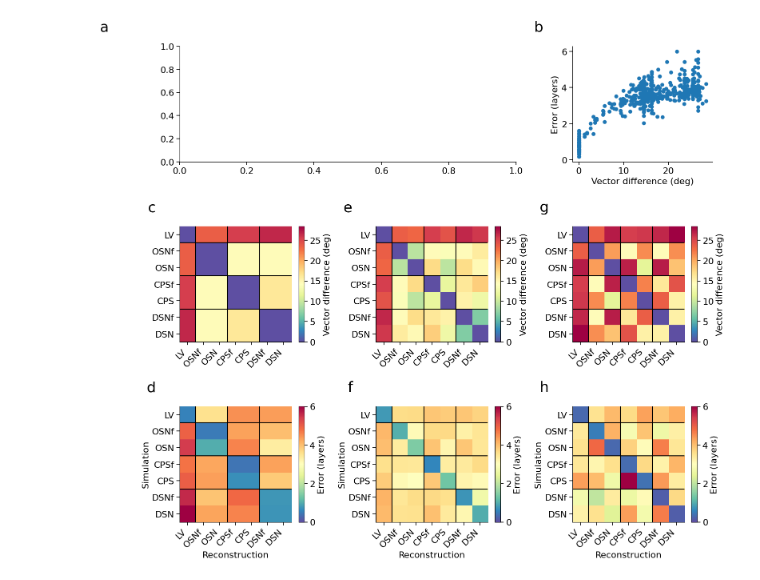
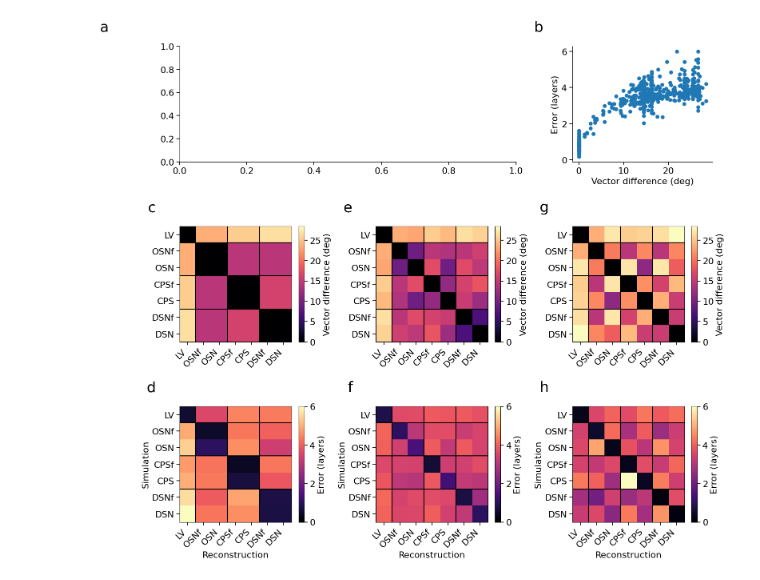
Before and after one commit to danclab/multilaminar_sim, a Jupyter notebook: figures/plot_figure_06_orientation.ipynb, the cells around one changed output. Cells and saved outputs as stored; diff of their text form; code cells hidden in the pictures.

```diff
--- a/figures/plot_figure_06_orientation.ipynb
+++ b/figures/plot_figure_06_orientation.ipynb
@@ -228,7 +229,7 @@ plt.rcParams.update({
 labels=['c','d','e','f','g','h']
 for l_idx, l in enumerate([0,5,-1]):
     ax = fig.add_subplot(gs[1,l_idx])
-    cax=ax.imshow(method_diff[l,:,:], cmap='Spectral_r', aspect='auto', interpolation='none', clim=deg_lims)
+    cax=ax.imshow(method_diff[l,:,:], cmap='magma', aspect='auto', interpolation='none', clim=deg_lims)
     ax.axhline(0.5,color='k')
     ax.axhline(2.5,color='k')
     ax.axhline(4.5,color='k')
@@ -242,32 +243,32 @@ for l_idx, l in enumerate([0,5,-1]):
     ax.set_yticklabels(formatted_methods)
     fig.colorbar(cax, label="Vector difference (deg)", ax=ax)
     add_subplot_label(ax, labels[l_idx*2], y=1.22)
 
     ax = fig.add_subplot(gs[2,l_idx])
-    cax=ax.imshow(m_layer_error[l,:,:], cmap='Spectral_r', aspect='auto', interpolation='none', clim=err_lims)
+    cax=ax.imshow(m_layer_error[l,:,:], cmap='magma', aspect='auto', interpolation='none', clim=err_lims)
     ax.axhline(0.5,color='k')
     ax.axhline(2.5,color='k')
     ax.axhline(4.5,color='k')
     ax.axvline(0.5,color='k')
     ax.axvline(2.5,color='k')
     ax.axvline(4.5,color='k')
     # Add labels and titles
     ax.set_xticks(np.arange(len(methods)))
     ax.set_yticks(np.arange(len(methods)))
     ax.set_xticklabels(formatted_methods, rotation=45, ha="right")
     ax.set_yticklabels(formatted_methods)
     ax.set_xlabel("Reconstruction")
     ax.set_ylabel("Simulation")
     fig.colorbar(cax, label="Error (layers)", ax=ax)
     add_subplot_label(ax, labels[l_idx*2+1], y=1.22)
 
 plt.rcParams.update({
     'axes.spines.right': False,
     'axes.spines.top': False
 })
 
 plt.tight_layout()
 
 plt.savefig(f"figure_06_orientation.pdf")
 # %% [output]
-[figure, old version]
+[figure, new version]
```
Also changed, not shown: parts of 5 cells of this notebook, 27 other files.
